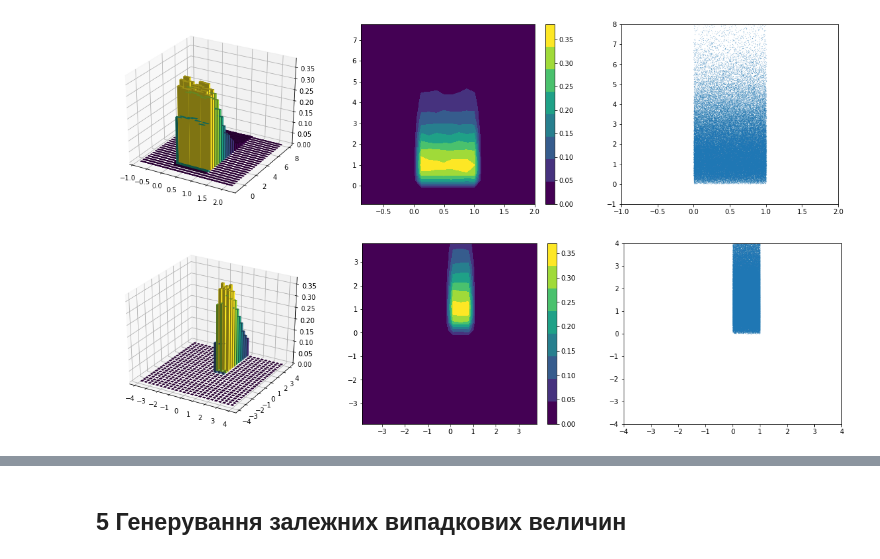
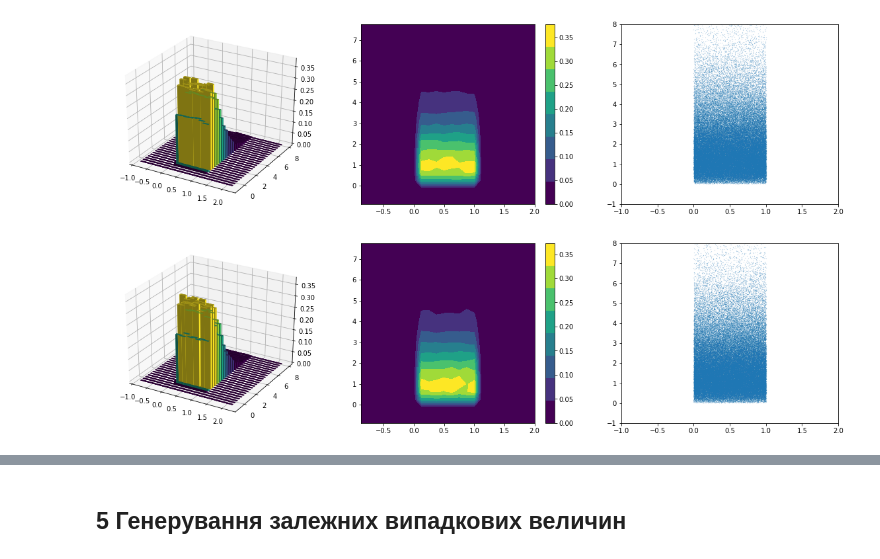
Before and after one commit to thestics/prob_labs, a Jupyter notebook: Лабораторне заняття 9/Домашня робота 9(Solved).ipynb, the cells around one changed output, grey strips where cells are left out. Cells and saved outputs as stored; diff of their text form; code cells hidden in the pictures.

```diff
--- a/Лабораторне заняття 9/Домашня робота 9(Solved).ipynb
+++ b/Лабораторне заняття 9/Домашня робота 9(Solved).ipynb
@@ -255,10 +255,10 @@ eta2_rvs = gamma.rvs(a=2, loc=0, scale=1, size=n)
 hist_and_contour(eta1_rvs, eta2_rvs, [-1, 2], [-1, 8])
 # %% [output]
 [figure]
-# %%
-hist_and_contour(dzeta1_rvs, dzeta2_rvs, [-4, 4], [-4, 4])
-# %% [output]
-[figure, removed]
+# %%
+hist_and_contour(dzeta1_rvs, dzeta2_rvs, [-1, 2], [-1, 8])
+# %% [output]
+[figure, added]
 # %%
 from scipy.stats.mstats import pearsonr
 from scipy.stats.mstats import spearmanr
```
Also changed, not shown: parts of 9 cells of this notebook, 1 other file.
